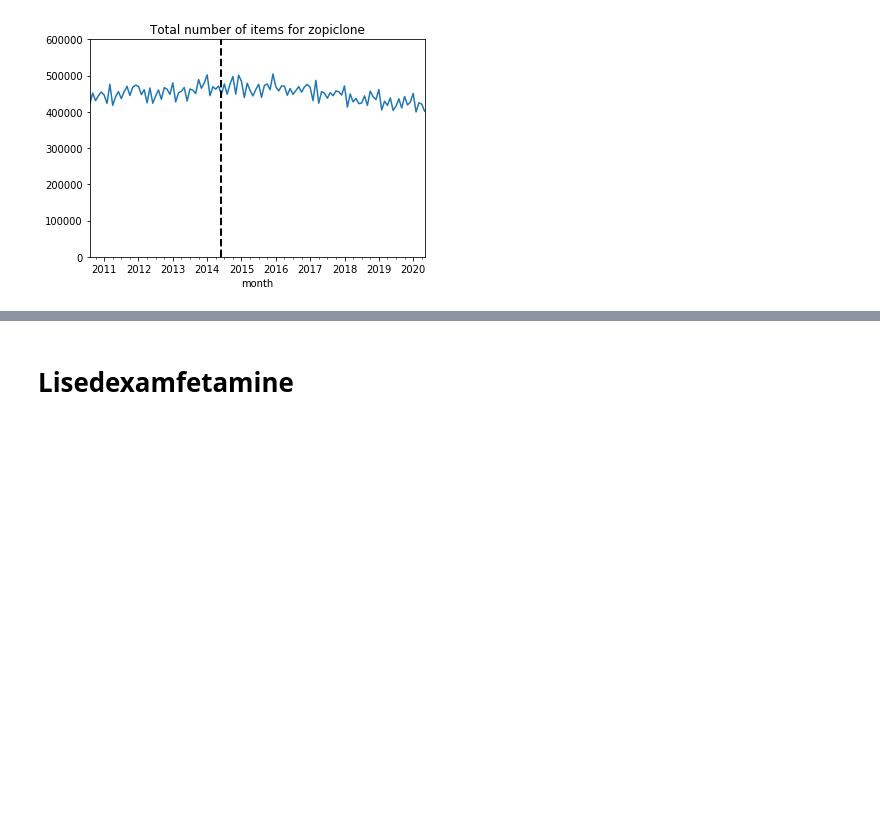
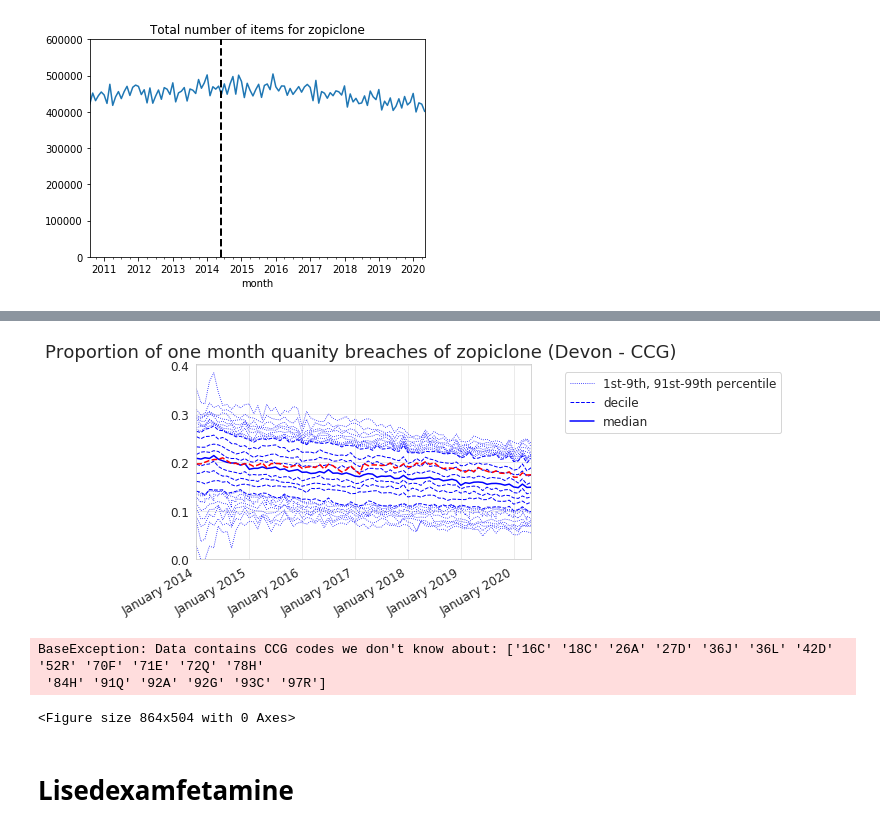
Before and after one commit to ebmdatalab/cd-legislation-notebook, a Jupyter notebook: notebooks/legislative.change.ipynb, the cells around one changed output, grey strips where cells are left out. Cells and saved outputs as stored; diff of their text form; code cells hidden in the pictures; blank space fills up the shorter version.

```diff
--- a/notebooks/legislative.change.ipynb
+++ b/notebooks/legislative.change.ipynb
@@ -214,0 +271,17 @@ plt.ylim(0, 600000 )
+# %%
+#create sample deciles
+
+charts.deciles_chart(
+        df_zop_breach,
+        period_column='month',
+        column='percent_qty_breach',
+        title="Proportion of one month quanity breaches of zopiclone (Devon - CCG) ",
+        show_outer_percentiles=True)
+
+#add in example CCG (Devon - 15N)
+df_subject = df_zop_breach.loc[df_zop_breach['pct'] == '15N'].sort_values(by=['month'])
+plt.plot(df_subject['month'], df_subject['percent_qty_breach'], 'r--')
+
+plt.show()
+# %% [output]
+[figure, added]
@@ -215,3 +291,12 @@ plt.ylim(0, 600000 )
+# %%
+#create choropeth map
+plt.figure(figsize=(12, 7))
+plt = maps.ccg_map(may_df_zop, title="Proportion of one month quanity breaches of zopiclone", column='percent_qty_breach', separate_london=True)
+plt.show()
+# %% [output]
+BaseException: Data contains CCG codes we don't know about: ['16C' '18C' '26A' '27D' '36J' '36L' '42D' '52R' '70F' '71E' '72Q' '78H'
+ '84H' '91Q' '92A' '92G' '93C' '97R']
+<Figure size 864x504 with 0 Axes>
 # %% [markdown]
 # Lisedexamfetamine <a id='lisdex'></a>
 # %% [markdown]
```
Also changed, not shown: parts of 6 cells of this notebook, 3 other files.
